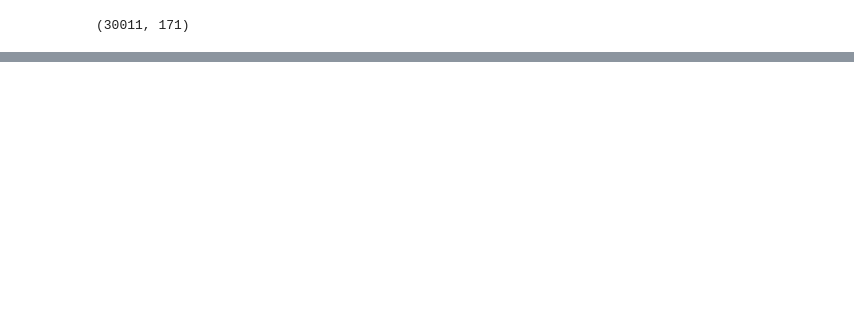
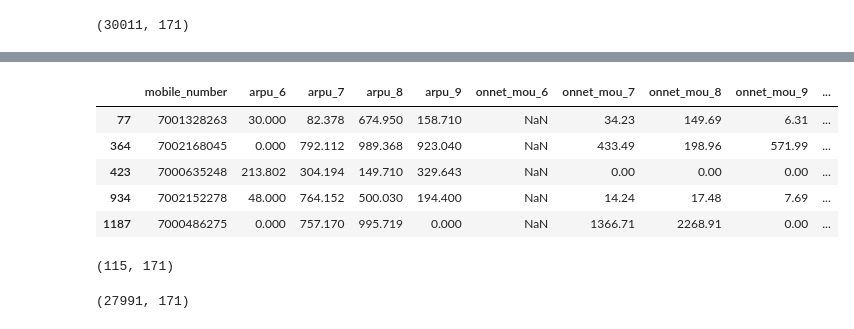
Before and after one commit to AkankshaDwivedi/telecom-churn-assignment, a Jupyter notebook: Telecom_Churn_Case_study.ipynb, the cells around one changed output, grey strips where cells are left out. Drawn from its saved outputs; the diff is of its cells as text; code cells hidden in the pictures; blank space fills up the shorter version.

```diff
--- a/Telecom_Churn_Case_study.ipynb
+++ b/Telecom_Churn_Case_study.ipynb
@@ -182,0 +492,42 @@ dtype: float64
+# %%
+# Creating a dataframe for MOU for August, for which the the MOU values are null
+telecom_df_null_mou_6 = telecom_df[(telecom_df['loc_ic_mou_6'].isnull()) &
+                                    (telecom_df['spl_og_mou_6'].isnull()) &
+                                    (telecom_df['loc_og_t2c_mou_6'].isnull()) &
+                                    (telecom_df['loc_og_mou_6'].isnull()) &
+                                    (telecom_df['std_og_t2t_mou_6'].isnull()) &
+                                    (telecom_df['std_og_t2m_mou_6'].isnull()) &
+                                    (telecom_df['std_og_t2f_mou_6'].isnull()) &
+                                    (telecom_df['std_og_mou_6'].isnull()) &
+                                    (telecom_df['isd_og_mou_6'].isnull()) &
+                                    (telecom_df['og_others_6'].isnull()) &
+                                    (telecom_df['loc_og_t2m_mou_6'].isnull()) &
+                                    (telecom_df['ic_others_6'].isnull()) &
+                                    (telecom_df['loc_ic_t2t_mou_6'].isnull()) &
+                                    (telecom_df['isd_ic_mou_6'].isnull()) &
+                                    (telecom_df['loc_ic_t2m_mou_6'].isnull()) &
+                                    (telecom_df['spl_ic_mou_6'].isnull()) &
+                                    (telecom_df['loc_ic_t2f_mou_6'].isnull()) &
+                                    (telecom_df['std_ic_t2t_mou_6'].isnull()) &
+                                    (telecom_df['std_ic_mou_6'].isnull()) &
+                                    (telecom_df['std_ic_t2m_mou_6'].isnull()) &
+                                    (telecom_df['loc_og_t2f_mou_6'].isnull()) &
+                                    (telecom_df['std_ic_t2f_mou_6'].isnull()) &
+                                    (telecom_df['roam_og_mou_6'].isnull()) &
+                                    (telecom_df['onnet_mou_6'].isnull()) &
+                                    (telecom_df['roam_ic_mou_6'].isnull()) &
+                                    (telecom_df['offnet_mou_6'].isnull()) &
+                                    (telecom_df['loc_og_t2t_mou_6'].isnull())]
+
+telecom_df_null_mou_6.head()
+# %% [output]
+|  | mobile_number | arpu_6 | arpu_7 | arpu_8 | arpu_9 | onnet_mou_6 | onnet_mou_7 | onnet_mou_8 | onnet_mou_9 | ... |
+| 77 | 7001328263 | 30.000 | 82.378 | 674.950 | 158.710 | NaN | 34.23 | 149.69 | 6.31 | ... |
+| 364 | 7002168045 | 0.000 | 792.112 | 989.368 | 923.040 | NaN | 433.49 | 198.96 | 571.99 | ... |
+| 423 | 7000635248 | 213.802 | 304.194 | 149.710 | 329.643 | NaN | 0.00 | 0.00 | 0.00 | ... |
+| 934 | 7002152278 | 48.000 | 764.152 | 500.030 | 194.400 | NaN | 14.24 | 17.48 | 7.69 | ... |
+| 1187 | 7000486275 | 0.000 | 757.170 | 995.719 | 0.000 | NaN | 1366.71 | 2268.91 | 0.00 | ... |
+# %%
+telecom_df_null_mou_6.shape
+# %% [output]
+(115, 171)
@@ -182,0 +537,4 @@ dtype: float64
+# %%
+telecom_df.shape
+# %% [output]
+(27991, 171)
```
Also changed, not shown: parts of 54 cells of this notebook.
